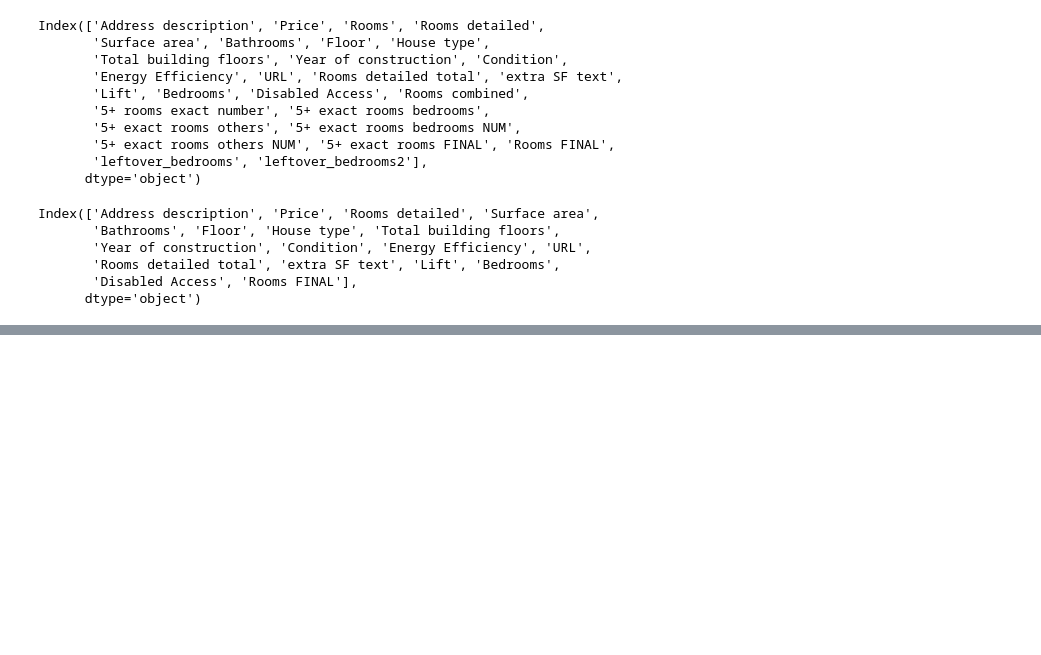
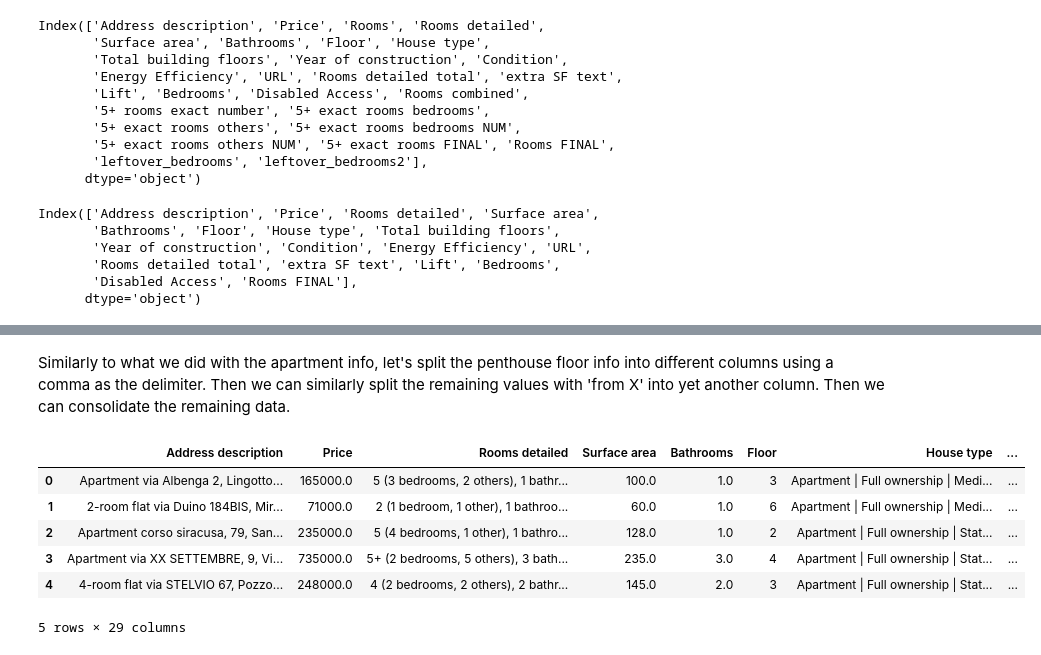
Before and after one commit to bakerhans/torino_house_prices, a Jupyter notebook: torino-houses-data-cleaning-exploration.ipynb, the cells around one changed output, grey strips where cells are left out. Drawn from its saved outputs; the diff is of its cells as text; code cells hidden in the pictures; blank space fills up the shorter version.

```diff
--- a/torino-houses-data-cleaning-exploration.ipynb
+++ b/torino-houses-data-cleaning-exploration.ipynb
@@ -1719,0 +2229,4 @@ Index(['Address description', 'Price', 'Rooms detailed', 'Surface area',
+# %%
+# There's no useful data in 'apartment_floors4' so let's drop it
+th_no_missing_price = th_no_missing_price.drop('apartment_floors4', axis=1)
+th_no_missing_price.columns
@@ -1719,0 +2256,5 @@ Index(['Address description', 'Price', 'Rooms detailed', 'Surface area',
+# %%
+# Let's also clean up 'apartment_floors_from' by removing remaining basement rows
+th_no_missing_price['apartment_floors_from'] = th_no_missing_price['apartment_floors_from'].str.replace(r'Basement(.*)', '')
+th_no_missing_price['apartment_floors_from'] = th_no_missing_price['apartment_floors_from'].str.replace(r'Semi-basement(.*)', '0')
+th_no_missing_price['apartment_floors_from'].value_counts()
@@ -1719,0 +2292,7 @@ Index(['Address description', 'Price', 'Rooms detailed', 'Surface area',
+# %%
+# And finally, let's put all these columns together
+th_no_missing_price['apartment_floors_from'] = th_no_missing_price['apartment_floors_from'].combine_first(th_no_missing_price['apartment_floors_from2'])
+th_no_missing_price['apartment_floors3'] = th_no_missing_price['apartment_floors3'].combine_first(th_no_missing_price['apartment_floors_from'])
+th_no_missing_price['apartment_floors2'] = th_no_missing_price['apartment_floors2'].combine_first(th_no_missing_price['apartment_floors3'])
+th_no_missing_price['apartment_floors'] = th_no_missing_price['apartment_floors'].combine_first(th_no_missing_price['apartment_floors2'])
+th_no_missing_price['apartment_floors'].value_counts()
@@ -1719,0 +2343,21 @@ Index(['Address description', 'Price', 'Rooms detailed', 'Surface area',
+# %% [markdown]
+Similarly to what we did with the apartment info, let's split the penthouse floor info into different columns using a comma as the delimiter. Then we can similarly split the remaining values with 'from X' into yet another column. Then we can consolidate the remaining data.
+# %%
+# Save df to double check values in a csv
+penthouse_floors = th_no_missing_price[penthouse_condition]
+penthouse_floors.to_csv('penthouse_floors.csv', index=False)
+# %%
+# Split the penthouse-filtered floor column
+th_no_missing_price[['penthouse_floors', 'penthouse_floors2',
+                     'penthouse_floors3']] = penthouse_floors['Floor'].str.split(
+                         ',', expand=True
+                     )
+th_no_missing_price.head()
+# %% [output]
+|  | Address description | Price | Rooms detailed | Surface area | Bathrooms | Floor | House type | ... |
+| 0 | Apartment via Albenga 2, Lingotto... | 165000.0 | 5 (3 bedrooms, 2 others), 1 bathr... | 100.0 | 1.0 | 3 | Apartment | Full ownership | Medi... | ... |
+| 1 | 2-room flat via Duino 184BIS, Mir... | 71000.0 | 2 (1 bedroom, 1 other), 1 bathroo... | 60.0 | 1.0 | 6 | Apartment | Full ownership | Medi... | ... |
+| 2 | Apartment corso siracusa, 79, San... | 235000.0 | 5 (4 bedrooms, 1 other), 1 bathro... | 128.0 | 1.0 | 2 | Apartment | Full ownership | Stat... | ... |
+| 3 | Apartment via XX SETTEMBRE, 9, Vi... | 735000.0 | 5+ (2 bedrooms, 5 others), 3 bath... | 235.0 | 3.0 | 4 | Apartment | Full ownership | Stat... | ... |
+| 4 | 4-room flat via STELVIO 67, Pozzo... | 248000.0 | 4 (2 bedrooms, 2 others), 2 bathr... | 145.0 | 2.0 | 3 | Apartment | Full ownership | Stat... | ... |
+5 rows × 29 columns
```
Also changed, not shown: parts of 69 cells of this notebook.
